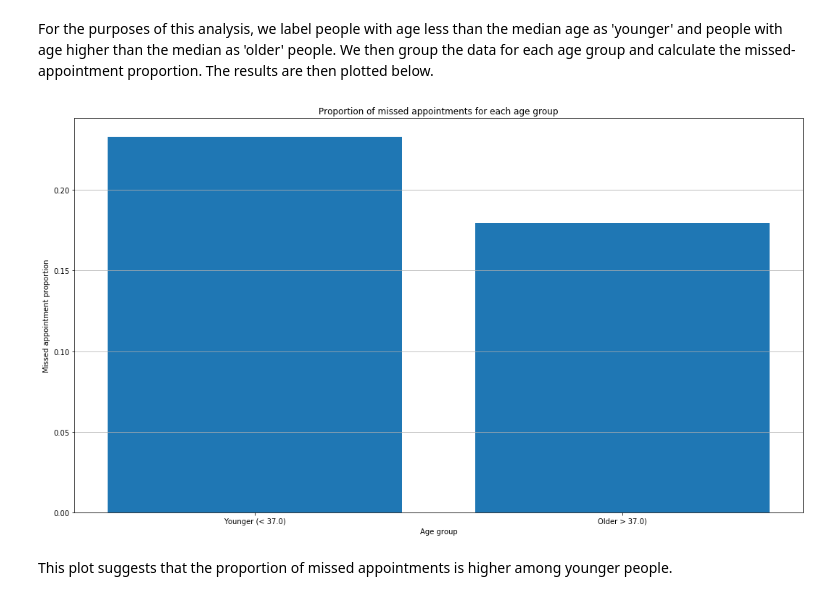
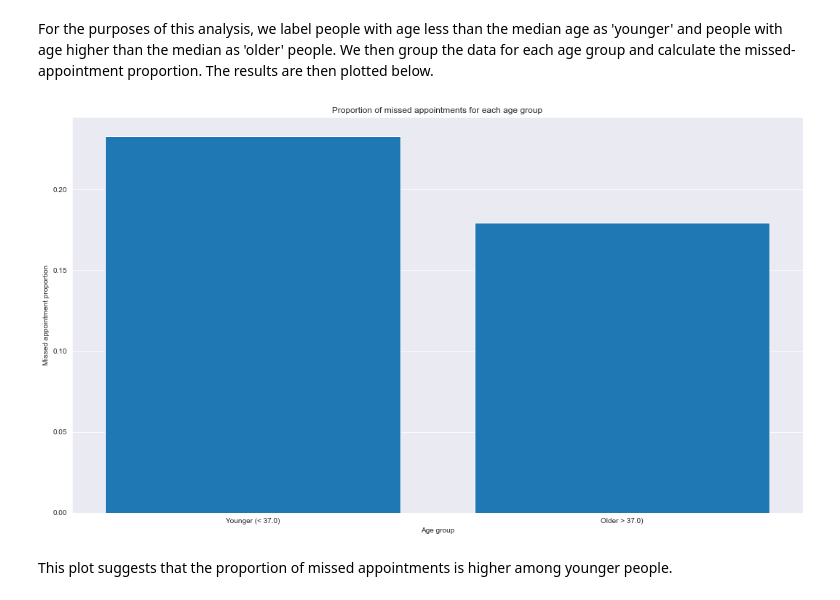
Before and after one commit to mhadjiantonis/missed_doc_apptmnts, a Jupyter notebook: missed_doc_apptmnt.ipynb, the cells around one changed output. Cells and saved outputs as stored; diff of their text form; code cells hidden in the pictures.

```diff
--- a/missed_doc_apptmnt.ipynb
+++ b/missed_doc_apptmnt.ipynb
@@ -32,6 +32,8 @@ For more conclusive results, one must use either inferential statistics or machi
 import numpy as np
 import pandas as pd
 import matplotlib.pyplot as plt
+import seaborn as sns
+sns.set_style('darkgrid')
 import re
 # %%
 def camel_to_snake(name):
@@ -429,13 +429,13 @@ plot_positions = np.linspace(0,1,len(plot_labels))
 # %%
 plt.figure(figsize = (18,10))
 plt.bar(plot_positions, plot_values)
 plt.title('Proportion of missed appointments for each age group')
 plt.xlabel('Age group')
 plt.xticks(plot_positions, plot_labels)
 plt.ylabel('Missed appointment proportion')
-plt.grid(axis = 'y');
+plt.grid(axis = 'x');
 # %% [output]
-[figure, old version]
+[figure, new version]
 # %% [markdown]
 This plot suggests that the proportion of missed appointments is higher among younger people.
 # %% [markdown]
```
Also changed, not shown: parts of 4 cells of this notebook, 2 other files.
